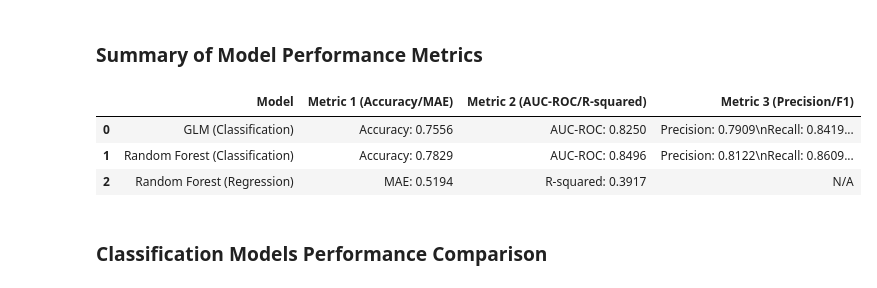
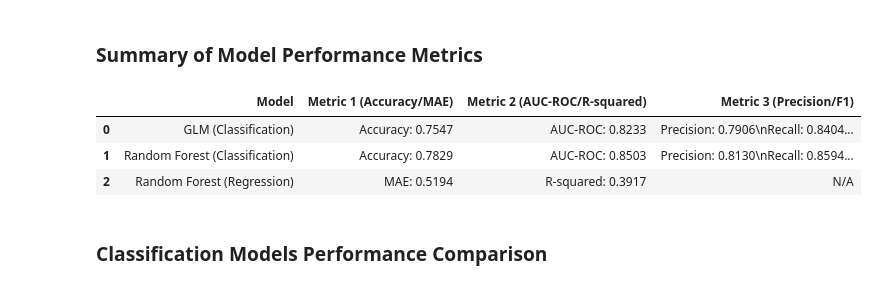
Before and after one commit to Denaalshaikhli/Wine-Quality-Prediction, a Jupyter notebook: TeamProject.ipynb, the cells around one changed output. Drawn from its saved outputs; the diff is of its cells as text; code cells hidden in the pictures.

```diff
--- a/TeamProject.ipynb
+++ b/TeamProject.ipynb
@@ -2021,36 +2051,35 @@ plt.show()
 # %%
 import pandas as pd
 
-# Data for the summary table
 summary_data = {
-    'Model': [
-        'GLM (Classification)',
-        'Random Forest (Classification)',
-        'Random Forest (Regression)'
+    "Model": [
+        "GLM (Classification)",
+        "Random Forest (Classification)",
+        "Random Forest (Regression)",
     ],
-    'Metric 1 (Accuracy/MAE)': [
-        'Accuracy: 0.7556',
-        'Accuracy: 0.7829',
-        'MAE: 0.5194'
+    "Metric 1 (Accuracy/MAE)": [
+        "Accuracy: 0.7547",
+        "Accuracy: 0.7829",
+        "MAE: 0.5194",
     ],
-    'Metric 2 (AUC-ROC/R-squared)': [
-        'AUC-ROC: 0.8250',
-        'AUC-ROC: 0.8496',
-        'R-squared: 0.3917'
+    "Metric 2 (AUC-ROC/R-squared)": [
+        "AUC-ROC: 0.8233",
+        "AUC-ROC: 0.8503",
+        "R-squared: 0.3917",
     ],
-    'Metric 3 (Precision/F1)': [
-        'Precision: 0.7909\nRecall: 0.8419\nF1 Score: 0.8156',
-        'Precision: 0.8122\nRecall: 0.8609\nF1 Score: 0.8358',
-        'N/A'
-    ]
+    "Metric 3 (Precision/F1)": [
+        "Precision: 0.7906\nRecall: 0.8404\nF1 Score: 0.8148",
+        "Precision: 0.8130\nRecall: 0.8594\nF1 Score: 0.8356",
+        "N/A",
+    ],
 }
 
 summary_df = pd.DataFrame(summary_data)
 display(summary_df)
 # %% [output]
 |  | Model | Metric 1 (Accuracy/MAE) | Metric 2 (AUC-ROC/R-squared) | Metric 3 (Precision/F1) |
-| 0 | GLM (Classification) | Accuracy: 0.7556 | AUC-ROC: 0.8250 | Precision: 0.7909\nRecall: 0.8419... |
-| 1 | Random Forest (Classification) | Accuracy: 0.7829 | AUC-ROC: 0.8496 | Precision: 0.8122\nRecall: 0.8609... |
+| 0 | GLM (Classification) | Accuracy: 0.7547 | AUC-ROC: 0.8233 | Precision: 0.7906\nRecall: 0.8404... |
+| 1 | Random Forest (Classification) | Accuracy: 0.7829 | AUC-ROC: 0.8503 | Precision: 0.8130\nRecall: 0.8594... |
 | 2 | Random Forest (Regression) | MAE: 0.5194 | R-squared: 0.3917 | N/A |
 # %% [markdown]
 ### Classification Models Performance Comparison
```
Also changed, not shown: parts of 30 cells of this notebook, 2 other files.
